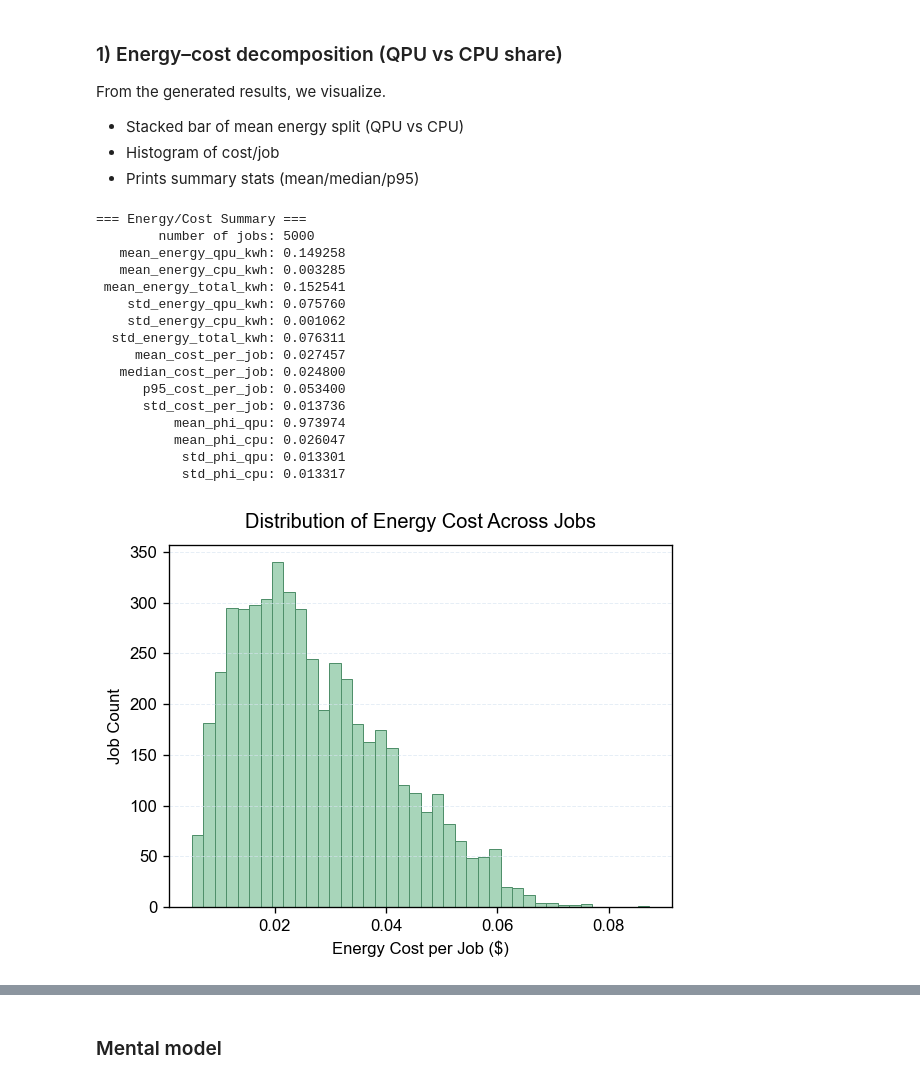
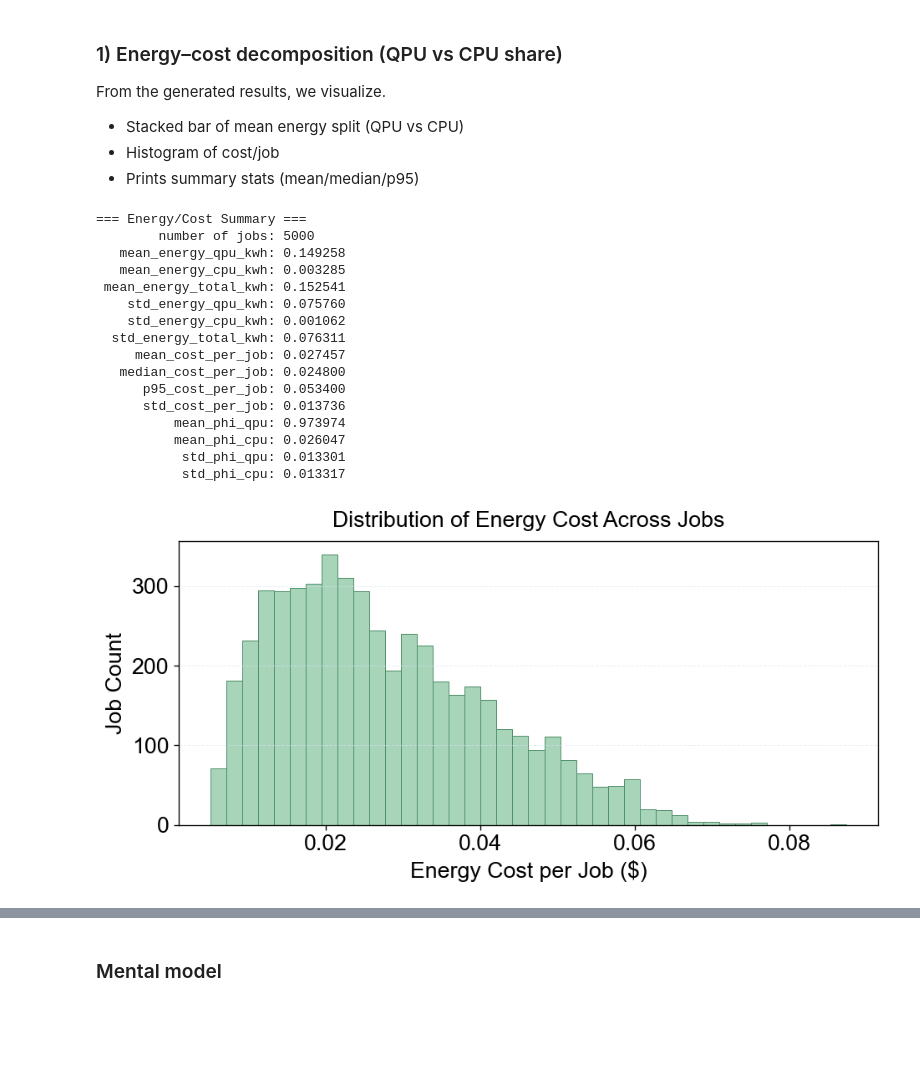
Before and after one commit to wolfatthegate/HybridCloudSim, a Jupyter notebook: main.ipynb, the cells around one changed output, grey strips where cells are left out. Cells and saved outputs as stored; diff of their text form; code cells hidden in the pictures; blank space fills up the shorter version.

```diff
--- a/main.ipynb
+++ b/main.ipynb
@@ -128,10 +128,10 @@ def set_elegant_style():
         "font.sans-serif": ["Arial", "DejaVu Sans"],
         "mathtext.fontset": "cm",
 
-        "axes.titlesize": 12,
-        "axes.labelsize": 10,
-        "xtick.labelsize": 10,
-        "ytick.labelsize": 10,
+        "axes.titlesize": 16,
+        "axes.labelsize": 18,
+        "xtick.labelsize": 16,
+        "ytick.labelsize": 16,
 
         "axes.edgecolor": "#000000",
         "axes.linewidth": 0.8,
@@ -244,7 +244,7 @@ def plot_energy_split(df: pd.DataFrame):
     plt.show()
 
 def plot_cost_distribution(df: pd.DataFrame):
-    plt.figure(figsize=(5, 4))
+    plt.figure(figsize=(8, 4))
 
     plt.hist(
         df["cost_energy_total"],
@@ -254,16 +254,15 @@ def plot_cost_distribution(df: pd.DataFrame):
         linewidth=0.6
     )
 
-    plt.xlabel("Energy Cost per Job ($)")
-    plt.ylabel("Job Count")
+    plt.xlabel("Energy Cost per Job ($)", fontsize = 16)
+    plt.ylabel("Job Count", fontsize = 16)
     plt.title("Distribution of Energy Cost Across Jobs", pad=10)
-
     plt.grid(axis="y", alpha=0.6)
     plt.tight_layout()
     plt.show()
 
 def plot_phi_qpu_distribution(df: pd.DataFrame):
-    plt.figure(figsize=(5, 4))
+    plt.figure(figsize=(8, 4))
 
     plt.hist(
         df["phi_qpu"],
@@ -273,8 +272,8 @@ def plot_phi_qpu_distribution(df: pd.DataFrame):
         linewidth=0.6
     )
 
-    plt.xlabel(r"QPU Energy Fraction  $\phi = E_{QPU} / E_{Total}$")
-    plt.ylabel("Job Count")
+    plt.xlabel(r"QPU Energy Fraction  $\phi = E_{QPU} / E_{Total}$", fontsize = 16)
+    plt.ylabel("Job Count", fontsize = 16)
     plt.title("QPU Energy Fraction Distribution", pad=10)
 
     plt.grid(axis="y", alpha=0.6)
@@ -282,7 +281,7 @@ def plot_phi_qpu_distribution(df: pd.DataFrame):
     plt.show()
 
 def plot_phi_cpu_distribution(df: pd.DataFrame):
-    plt.figure(figsize=(5, 4))
+    plt.figure(figsize=(8, 4))
 
     plt.hist(
         df["phi_cpu"],
@@ -292,38 +291,38 @@ def plot_phi_cpu_distribution(df: pd.DataFrame):
         linewidth=0.6
     )
 
-    plt.xlabel(r"CPU Energy Fraction  $\phi = E_{QPU} / E_{Total}$")
-    plt.ylabel("Job Count")
+    plt.xlabel(r"CPU Energy Fraction  $\phi = E_{QPU} / E_{Total}$", fontsize = 16)
+    plt.ylabel("Job Count", fontsize = 16)
     plt.title("CPU Energy Fraction Distribution", pad=10)
 
     plt.grid(axis="y", alpha=0.6)
     plt.tight_layout()
     plt.show()
 
 # ---- Run after sim_env.run() ----
 job_records = sim_env.job_records_manager.job_records
 df = build_job_energy_df(job_records)
 
 print_summary(df)
 # plot_energy_split(df)
 plot_cost_distribution(df)
 plot_phi_qpu_distribution(df)
 plot_phi_cpu_distribution(df)
 # %% [output]
 === Energy/Cost Summary ===
         number of jobs: 5000
    mean_energy_qpu_kwh: 0.149258
    mean_energy_cpu_kwh: 0.003285
  mean_energy_total_kwh: 0.152541
     std_energy_qpu_kwh: 0.075760
     std_energy_cpu_kwh: 0.001062
   std_energy_total_kwh: 0.076311
      mean_cost_per_job: 0.027457
    median_cost_per_job: 0.024800
       p95_cost_per_job: 0.053400
       std_cost_per_job: 0.013736
           mean_phi_qpu: 0.973974
           mean_phi_cpu: 0.026047
            std_phi_qpu: 0.013301
            std_phi_cpu: 0.013317
-[figure, old version]
+[figure, new version]
```
Also changed, not shown: parts of 5 cells of this notebook, 7 other files.
